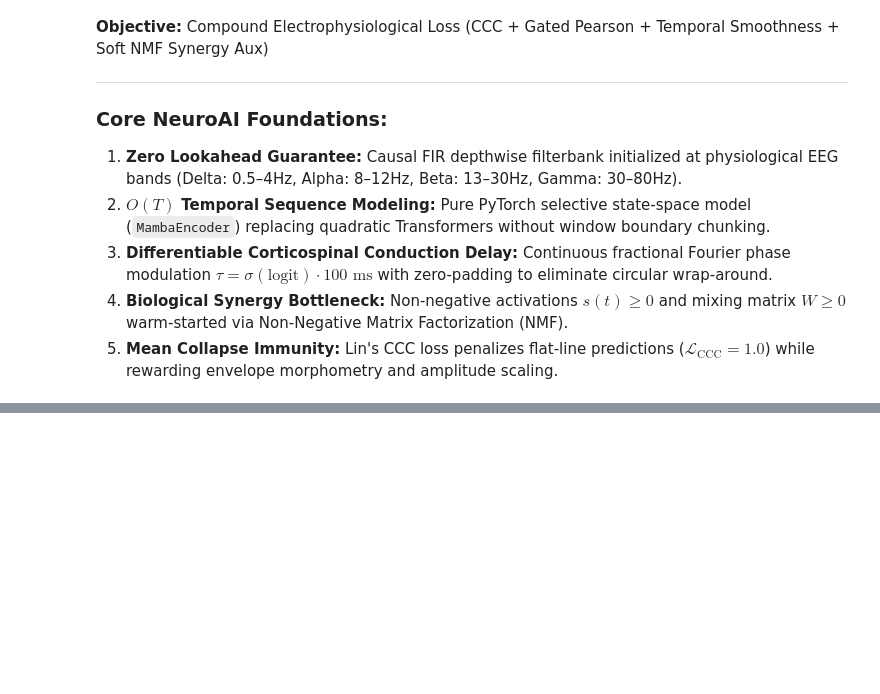
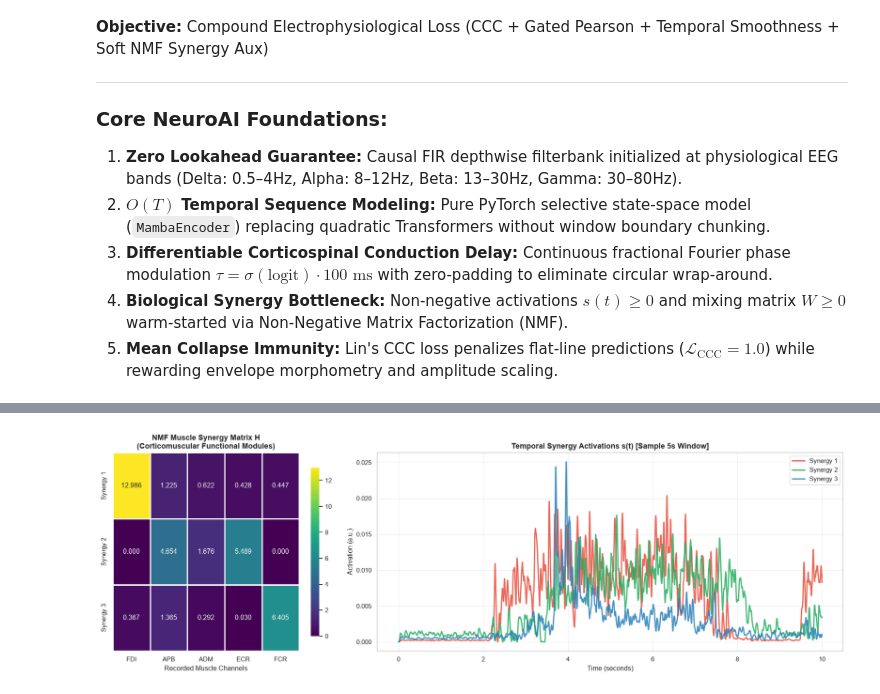
Before and after one commit to MohammadMahdi-Sharifbeigy/eeg-emg-grasp-decoder, a Jupyter notebook: main_coral.ipynb, the cells around one changed output, grey strips where cells are left out. Cells and saved outputs as stored; diff of their text form; code cells hidden in the pictures; blank space fills up the shorter version.

```diff
--- a/main_coral.ipynb
+++ b/main_coral.ipynb
@@ -42,6 +42,7 @@ from main import (
     SynergyDecoder, extract_nmf_synergies, build_coral_net_from_config,
     CORALLoss, CCCLoss, PearsonCorrelationLoss, TemporalSmoothnessLoss,
     build_coral_loss_from_config,
+    CORALTrainer, CORALTrainConfig, CORALTrainResult,
 )
 
 ROOT = Path(".")
@@ -97,11 +98,14 @@ CONFIG = {
         "decoder": {"out_channels": 5},
         "coral": {
             "n_synergies": 3,
-            "d_model": 256,
-            "n_layers": 4,
+            # 6 GB GPU preset (default): d_model=128, n_layers=2  ->  ~0.85 GB peak VRAM
+            # 16 GB+ GPU (large):        d_model=256, n_layers=4  ->  ~3.5 GB peak VRAM
+            "d_model": 128,
+            "n_layers": 2,
             "d_state": 16,
             "max_lag_ms": 100.0,
             "use_kinematics": True,
+            "use_checkpoint": False,    # set True on 6GB GPU to further halve activation memory
         },
     },
     "coral_loss": {
@@ -124,4 +128,3 @@ CONFIG = {
     },
 }
 coral_cfg = copy.deepcopy(CONFIG)
-print("[INIT] Configuration loaded successfully.")
@@ -275,3 +267,39 @@ plt.show()
+# %%
+# Visualize H Matrix and Sample Synergy Activations
+fig, (ax1, ax2) = plt.subplots(1, 2, figsize=(15, 5), facecolor="white", gridspec_kw={"width_ratios": [1, 2]})
+
+# 1. Heatmap of H Synergy Mixing Matrix
+import seaborn as sns
+sns.heatmap(
+    H_comp,
+    annot=True,
+    fmt=".3f",
+    cmap="viridis",
+    xticklabels=EMG_NAMES,
+    yticklabels=[f"Synergy {i+1}" for i in range(n_synergies)],
+    ax=ax1,
+    cbar_kws={"shrink": 0.85},
+    linewidths=0.8,
+)
+ax1.set_title("NMF Muscle Synergy Matrix H\n(Corticomuscular Functional Modules)", fontsize=11, fontweight="bold")
+ax1.set_xlabel("Recorded Muscle Channels")
+
+# 2. Synergy Temporal Dynamics Slice (first 5 seconds = 2500 samples)
+t_slice = np.arange(5000) / 500.0
+colors = ["#E74C3C", "#27AE60", "#2980B9"]
+for syn_i in range(n_synergies):
+    ax2.plot(t_slice, W_acts[:5000, syn_i], label=f"Synergy {syn_i+1}", color=colors[syn_i], linewidth=1.8, alpha=0.85)
+
+ax2.set_title("Temporal Synergy Activations s(t) [Sample 5s Window]", fontsize=11, fontweight="bold")
+ax2.set_xlabel("Time (seconds)")
+ax2.set_ylabel("Activation (a.u.)")
+ax2.grid(True, alpha=0.3)
+ax2.legend(loc="upper right")
+
+plt.tight_layout()
+plt.show()
+# %% [output]
+[figure, added]
 # %%
 # ============================================================================
 # Cell 4: CORAL-Net Instantiation & NMF Warm-Start Injection
```
Also changed, not shown: parts of 7 cells of this notebook, 19 other files.
